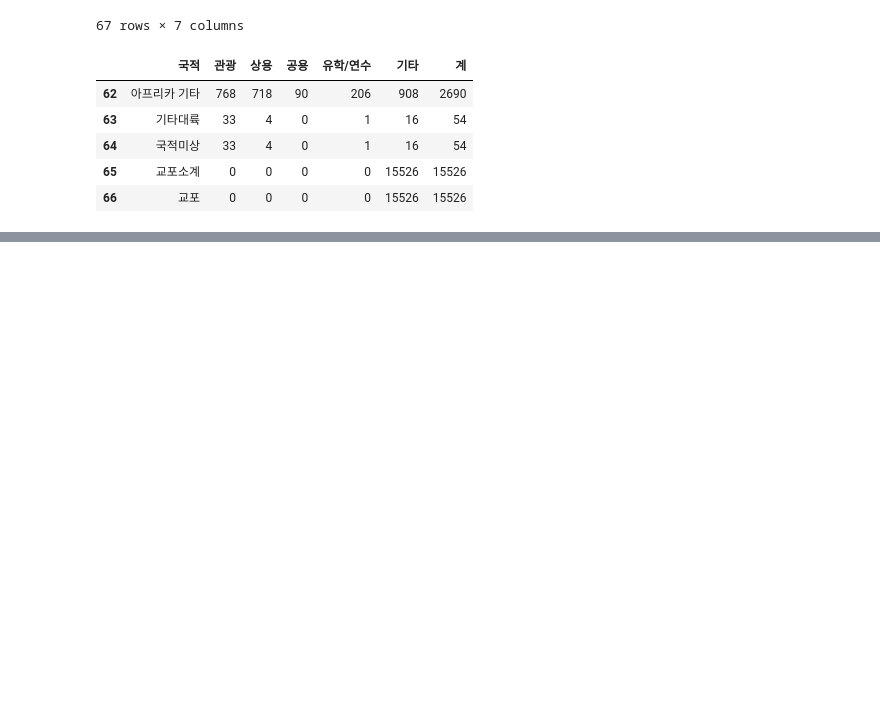
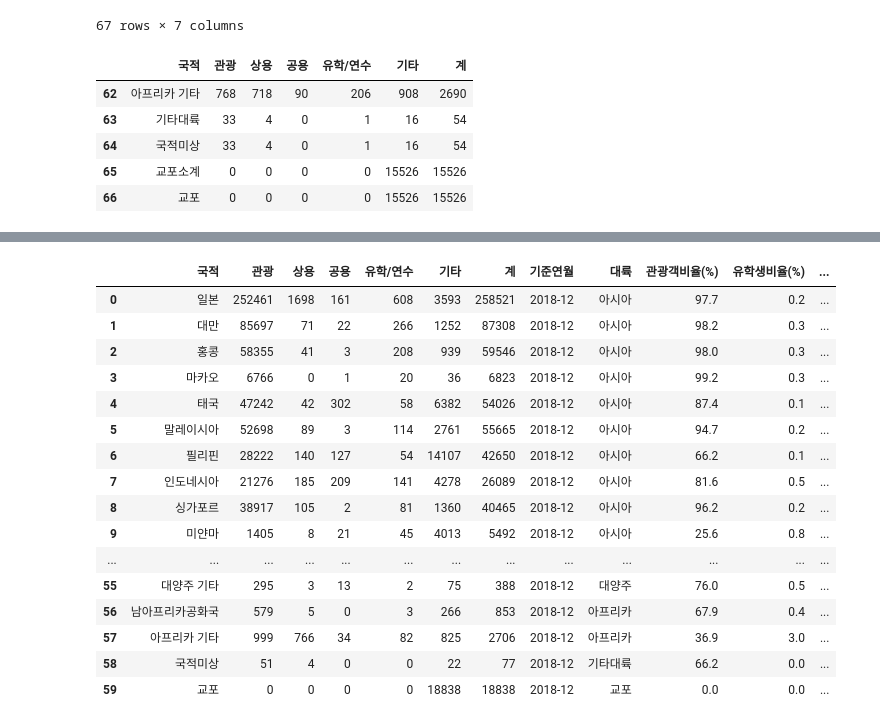
Before and after one commit to kkalkkkal/AIFFEL, a Jupyter notebook: 풀잎스쿨 - 실전 데이터 분석/week3_preprocessing/Week3 실습.ipynb, the cells around one changed output, grey strips where cells are left out. Drawn from its saved outputs; the diff is of its cells as text; code cells hidden in the pictures; blank space fills up the shorter version.

```diff
--- a/풀잎스쿨 - 실전 데이터 분석/week3_preprocessing/Week3 실습.ipynb
+++ b/풀잎스쿨 - 실전 데이터 분석/week3_preprocessing/Week3 실습.ipynb
@@ -49,0 +215,3 @@ df.tail()
+# %%
+tourist_sum = df_country['관광'].sum()
+tourist_sum
@@ -49,0 +220,3 @@ df.tail()
+# %%
+df_country['전체비율(%)'] = round(df_country['관광'] / tourist_sum * 100, 1)
+df_country
@@ -49,0 +246,56 @@ df.tail()
+# %%
+# 함수 생성
+def create_kto_data(yy, mm):
+    # 1. 불러올 Excel 파일 경로를 지정
+    file_path = './files/kto_{}{}.xlsx'.format(yy, mm)
+
+    # 2. Excel 파일 불러오기
+    df = pd.read_excel(file_path, header=1, usecols='A:G', skipfooter=4)
+
+    # 3. "기준연월" 컬럼 추가
+    df['기준연월'] = '{}-{}'.format(yy, mm)
+
+    # 4. "국적" 컬럼에서 대륙 제거하고 국가만 남기기
+    continents_list = ['아시아주', '미주', '구주', '대양주', '아프리카주', '기타대륙', '교포소계'] # 제거할 대륙명
+    df_country = df[df['국적'].isin(continents_list) == False]
+    df_country = df_country.reset_index(drop=True)
+
+    # 5. "대륙" 컬럼 추가
+    continents = ['아시아']*25 + ['아메리카']*5 + ['유럽']*23 + ['대양주']*3 + ['아프리카']*2 + ['기타대륙'] + ['교포']    # 대륙 컬럼 생성을 위한 목록 만들어 놓기
+    df_country['대륙'] = continents
+
+    # 6. 국가별 "관광객비율(%)" 컬럼 추가
+    df_country['관광객비율(%)'] = round(df_country['관광'] / df_country['계'] * 100, 1)
+    df_country['유학생비율(%)'] = round(df_country['유학/연수'] / df_country['계'] * 100, 1)
+
+
+    # 7. "전체비율(%)" 컬럼 추가(전체 관관객 수 중 국가별 비율)
+    tourist = df_country['관광'].sum()
+    df_country['관광객_전체비율(%)'] = round(df_country['관광'] / tourist * 100, 1)
+
+    foreign_student = df_country['유학/연수'].sum()
+    df_country['유학생_전체비율(%)'] = round(df_country['유학/연수'] / foreign_student * 100, 1)
+
+
+    # 8. 결과 출력
+    return(df_country)
+# %%
+create_kto_data(2018,12)
+# %% [output]
+|  | 국적 | 관광 | 상용 | 공용 | 유학/연수 | 기타 | 계 | 기준연월 | 대륙 | 관광객비율(%) | 유학생비율(%) | ... |
+| 0 | 일본 | 252461 | 1698 | 161 | 608 | 3593 | 258521 | 2018-12 | 아시아 | 97.7 | 0.2 | ... |
+| 1 | 대만 | 85697 | 71 | 22 | 266 | 1252 | 87308 | 2018-12 | 아시아 | 98.2 | 0.3 | ... |
+| 2 | 홍콩 | 58355 | 41 | 3 | 208 | 939 | 59546 | 2018-12 | 아시아 | 98.0 | 0.3 | ... |
+| 3 | 마카오 | 6766 | 0 | 1 | 20 | 36 | 6823 | 2018-12 | 아시아 | 99.2 | 0.3 | ... |
+| 4 | 태국 | 47242 | 42 | 302 | 58 | 6382 | 54026 | 2018-12 | 아시아 | 87.4 | 0.1 | ... |
+| 5 | 말레이시아 | 52698 | 89 | 3 | 114 | 2761 | 55665 | 2018-12 | 아시아 | 94.7 | 0.2 | ... |
+| 6 | 필리핀 | 28222 | 140 | 127 | 54 | 14107 | 42650 | 2018-12 | 아시아 | 66.2 | 0.1 | ... |
+| 7 | 인도네시아 | 21276 | 185 | 209 | 141 | 4278 | 26089 | 2018-12 | 아시아 | 81.6 | 0.5 | ... |
+| 8 | 싱가포르 | 38917 | 105 | 2 | 81 | 1360 | 40465 | 2018-12 | 아시아 | 96.2 | 0.2 | ... |
+| 9 | 미얀마 | 1405 | 8 | 21 | 45 | 4013 | 5492 | 2018-12 | 아시아 | 25.6 | 0.8 | ... |
+| ... | ... | ... | ... | ... | ... | ... | ... | ... | ... | ... | ... | ... |
+| 55 | 대양주 기타 | 295 | 3 | 13 | 2 | 75 | 388 | 2018-12 | 대양주 | 76.0 | 0.5 | ... |
+| 56 | 남아프리카공화국 | 579 | 5 | 0 | 3 | 266 | 853 | 2018-12 | 아프리카 | 67.9 | 0.4 | ... |
+| 57 | 아프리카 기타 | 999 | 766 | 34 | 82 | 825 | 2706 | 2018-12 | 아프리카 | 36.9 | 3.0 | ... |
+| 58 | 국적미상 | 51 | 4 | 0 | 0 | 22 | 77 | 2018-12 | 기타대륙 | 66.2 | 0.0 | ... |
+| 59 | 교포 | 0 | 0 | 0 | 0 | 18838 | 18838 | 2018-12 | 교포 | 0.0 | 0.0 | ... |
```
Also changed, not shown: parts of 24 cells of this notebook, 1 other file.
